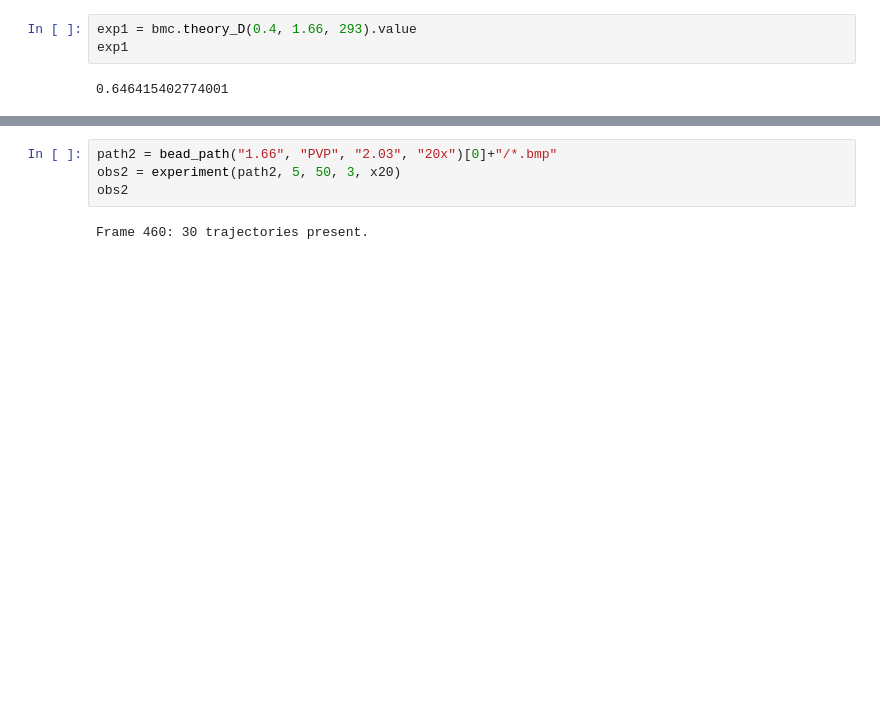
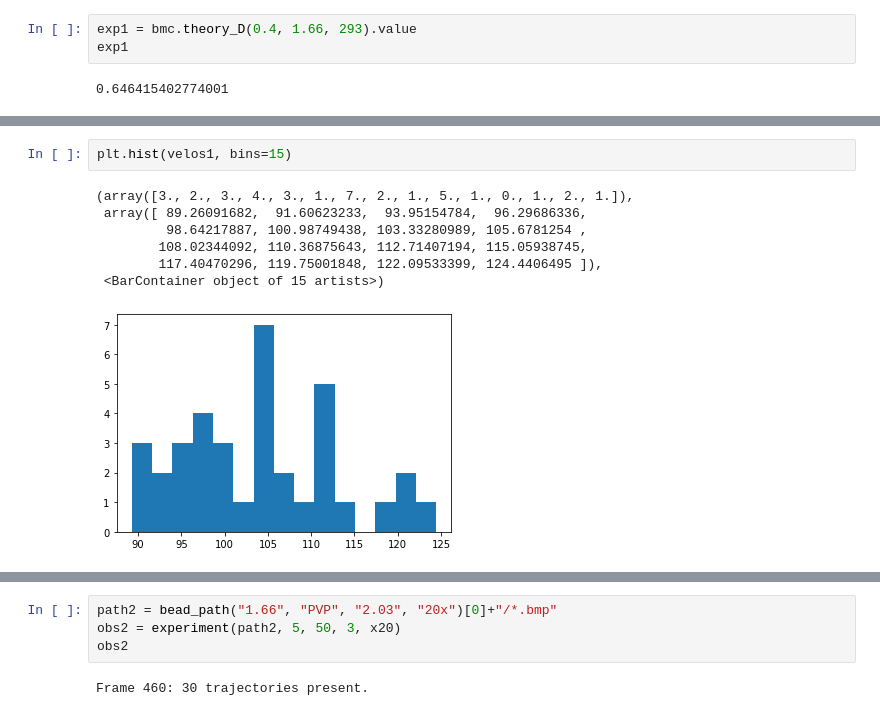
Before and after one commit to dbautista98/BMC_analysis, a Jupyter notebook: Bead Analysis (Cole).ipynb, the cells around one changed output, grey strips where cells are left out. Cells and saved outputs as stored; diff of their text form; blank space fills up the shorter version.

```diff
--- a/Bead Analysis (Cole).ipynb
+++ b/Bead Analysis (Cole).ipynb
@@ -52,3 +61,13 @@ np.mean(np.diff(temp['x'].values)), np.mean(np.diff(temp['y'].values))
+# %%
+plt.hist(velos1, bins=15)
+# %% [output]
+(array([3., 2., 3., 4., 3., 1., 7., 2., 1., 5., 1., 0., 1., 2., 1.]),
+ array([ 89.26091682,  91.60623233,  93.95154784,  96.29686336,
+         98.64217887, 100.98749438, 103.33280989, 105.6781254 ,
+        108.02344092, 110.36875643, 112.71407194, 115.05938745,
+        117.40470296, 119.75001848, 122.09533399, 124.4406495 ]),
+ <BarContainer object of 15 artists>)
+[figure, added]
 # %%
 def experiment(filepath, diameter, minmass, maxsize, um_per_px):
     annotation = bmc.annotate(filepath, diameter=diameter, minmass=minmass, maxsize=maxsize, show=False, crop=((0,0), (0,0)))
```
Also changed, not shown: parts of 19 cells of this notebook.
